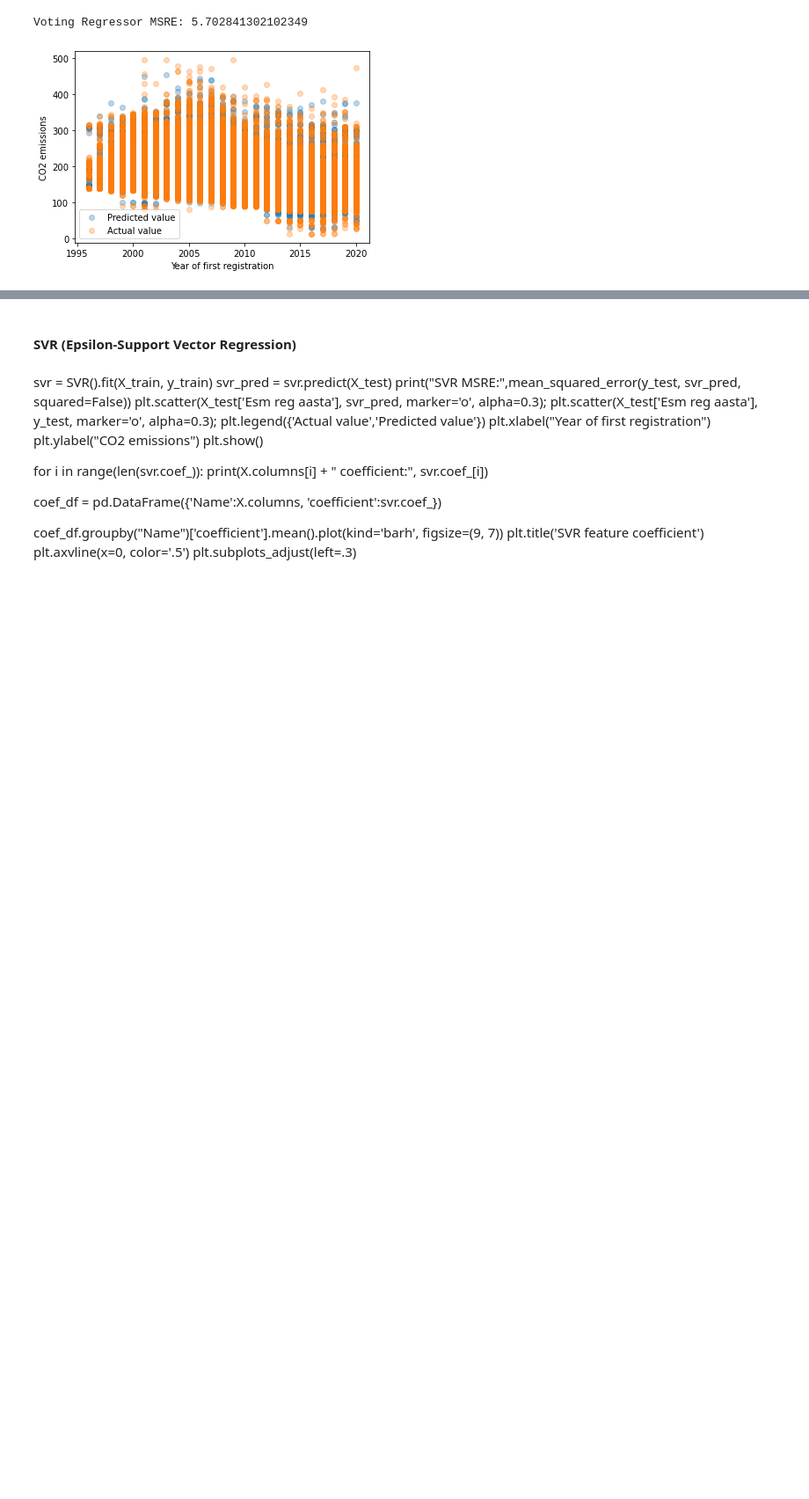
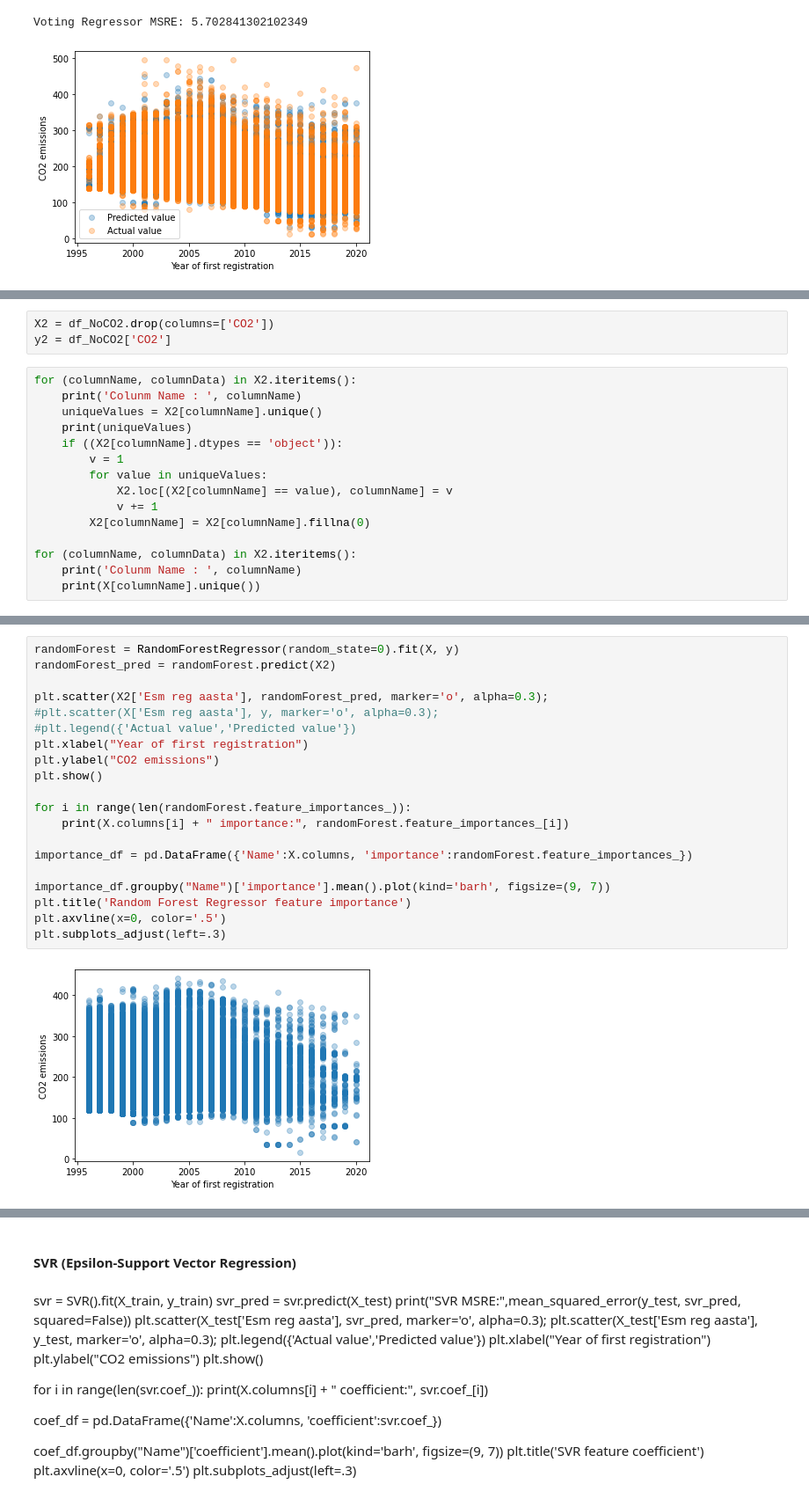
Before and after one commit to Rapur101/IDS2020Project, a Jupyter notebook: CO2 prediction model.ipynb, the cells around one changed output, grey strips where cells are left out. Shown at 88% size. Saved outputs shown, nothing was run; the diff lists cells and outputs as text; blank space fills up the shorter version.

```diff
--- a/CO2 prediction model.ipynb
+++ b/CO2 prediction model.ipynb
@@ -376,0 +347,18 @@ Voting Regressor MSRE: 5.702841302102349
+# %%
+X2 = df_NoCO2.drop(columns=['CO2'])
+y2 = df_NoCO2['CO2']
+# %%
+for (columnName, columnData) in X2.iteritems():
+    print('Colunm Name : ', columnName)
+    uniqueValues = X2[columnName].unique()
+    print(uniqueValues)
+    if ((X2[columnName].dtypes == 'object')):
+        v = 1
+        for value in uniqueValues:
+            X2.loc[(X2[columnName] == value), columnName] = v
+            v += 1
+        X2[columnName] = X2[columnName].fillna(0)
+
+for (columnName, columnData) in X2.iteritems():
+    print('Colunm Name : ', columnName)
+    print(X[columnName].unique())
@@ -376,0 +383,22 @@ Voting Regressor MSRE: 5.702841302102349
+# %%
+randomForest = RandomForestRegressor(random_state=0).fit(X, y)
+randomForest_pred = randomForest.predict(X2)
+
+plt.scatter(X2['Esm reg aasta'], randomForest_pred, marker='o', alpha=0.3);
+#plt.scatter(X['Esm reg aasta'], y, marker='o', alpha=0.3);
+#plt.legend({'Actual value','Predicted value'})
+plt.xlabel("Year of first registration")
+plt.ylabel("CO2 emissions")
+plt.show()
+
+for i in range(len(randomForest.feature_importances_)):
+    print(X.columns[i] + " importance:", randomForest.feature_importances_[i])
+
+importance_df = pd.DataFrame({'Name':X.columns, 'importance':randomForest.feature_importances_})
+
+importance_df.groupby("Name")['importance'].mean().plot(kind='barh', figsize=(9, 7))
+plt.title('Random Forest Regressor feature importance')
+plt.axvline(x=0, color='.5')
+plt.subplots_adjust(left=.3)
+# %% [output]
+[figure, added]
```
Also changed, not shown: parts of 18 cells of this notebook.
